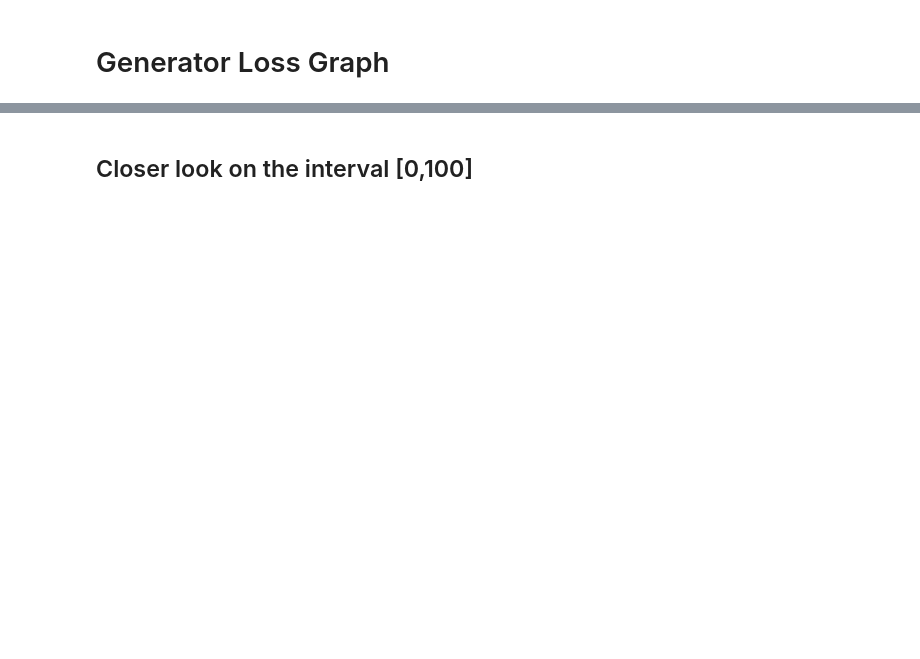
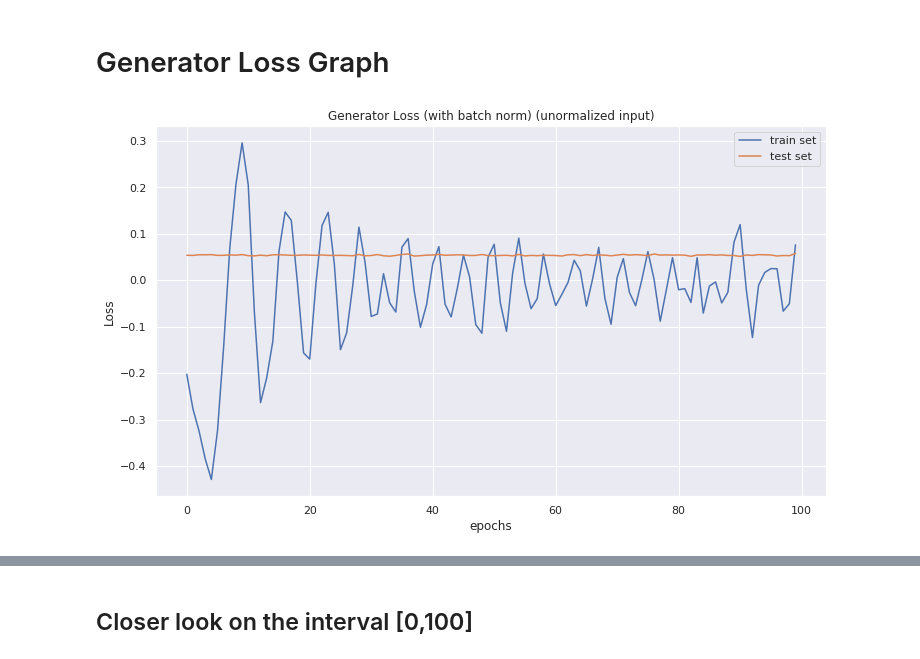
Before and after one commit to acevedo-oscar/MicrobiotaGAN, a Jupyter notebook: notebooks/Bio_WGAN.ipynb, the cells around one changed output, grey strips where cells are left out. Drawn from its saved outputs; the diff is of its cells as text; code cells hidden in the pictures; blank space fills up the shorter version.

```diff
--- a/notebooks/Bio_WGAN.ipynb
+++ b/notebooks/Bio_WGAN.ipynb
@@ -43,10 +46,9 @@ import seaborn as sns
 sns.set()
 from timeit import default_timer as timer
 # %%
-
+train_epochs = 1000
 
 microbiota_table = pd.read_csv('../data/abundances.csv',header=None  ).values
-
 
 
 param_path = '../data/image_dynamics_param.pickle'
@@ -61,6 +63,12 @@ with open(param_path, 'rb') as pickleFile:
 # Reduce data amount for quick training
 
 microbiota_table = microbiota_table[0:10000]
+
+# ===> DATA TRANSFORMATION <====
+microbiota_table = np.log(microbiota_table)
+microbiota_table[microbiota_table < -1e8] = -10000
+# ===> DATA TRANSFORMATION <====
+
 #microbiota_table = np.multiply(microbiota_table, 0.1)
 
 np.random.shuffle(microbiota_table)
@@ -189,7 +192,6 @@ number_of_fig_per_plot :int = 16
 counter = 0
 d_iter_ratio: int = 5
 
-train_epochs = 100
 
 iters_per_epoch = train_set.shape[0]//mini_batch_size
 
@@ -302,8 +304,8 @@ with tf.Session() as sess:
             current_gen_weights = np.sum(sess.run(my_generator.G_W1))
             current_dis_weights = np.sum(sess.run(my_discriminator.D_W1))
 
-            print("\t Current Gen Weights " +str(current_gen_weights))
-            print("\t Current Dis Weights " +str(current_dis_weights))
+            # print("\t Current Gen Weights " +str(current_gen_weights))
+            # print("\t Current Dis Weights " +str(current_dis_weights))
 
             print("Epochs completed so far "+str(microbiota_train_set.epochs_completed))
 
@@ -494,24 +521,26 @@ with tf.Session() as sess:
 # %%
 iter_line = list(range(len(train_g_cost_record)))
 test_iter_line = list(range(len(test_g_cost_record)))
 
 epochs_list = list(range(len(g_test_epoch_cost)))
 
 plt.plot(epochs_list, g_train_epoch_cost)
 plt.plot(epochs_list, g_test_epoch_cost)
 plt.legend(['train set', 'test set'], loc='upper right')
 
 plt.xlabel("epochs")
 plt.ylabel("Loss");
-plt.title("Generator Loss (with batch norm)")
+plt.title("Generator Loss (with batch norm) (unormalized input)")
 
 im_ratio = 18.5/10.5
 
 fig = plt.gcf()
 fig.set_size_inches(12, 12/im_ratio )
 
 plt.savefig('../results/generator_loss.png', dpi=300)
 #train_g_cost_record
+# %% [output]
+[figure, added]
 # %%
 plt.plot(epochs_list, d_train_epoch_cost)
 plt.plot(epochs_list, d_test_epoch_cost)
```
Also changed, not shown: parts of 26 cells of this notebook, 11 other files.
